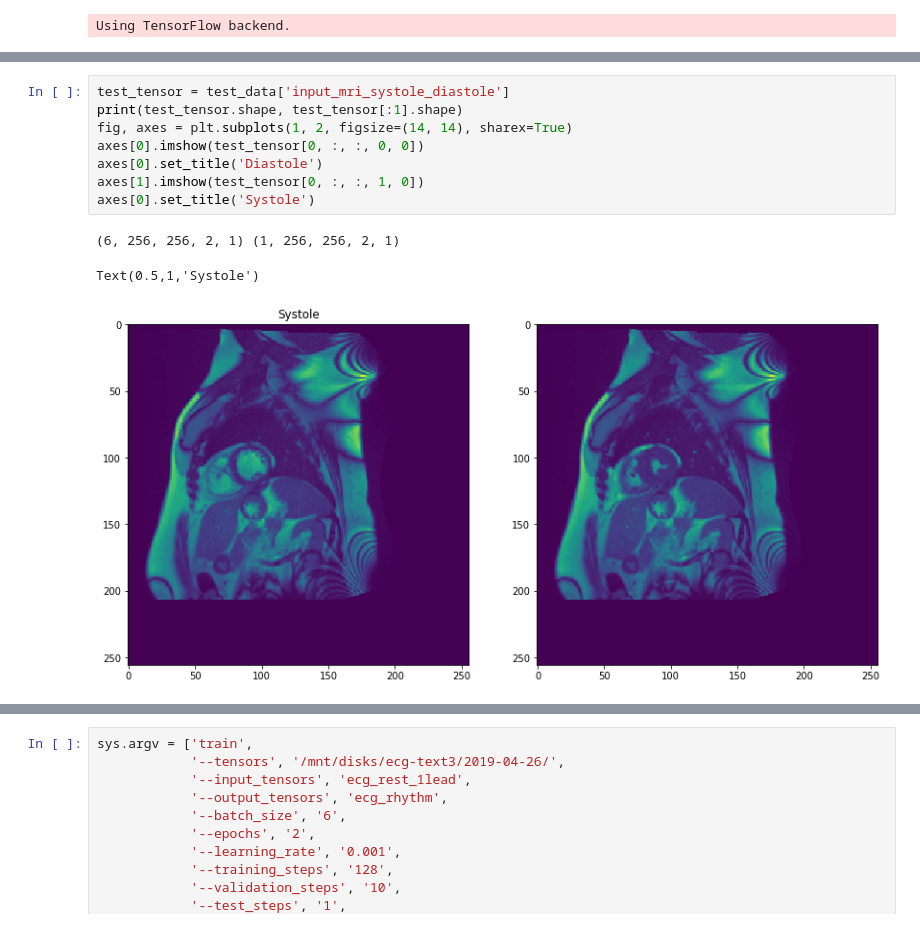
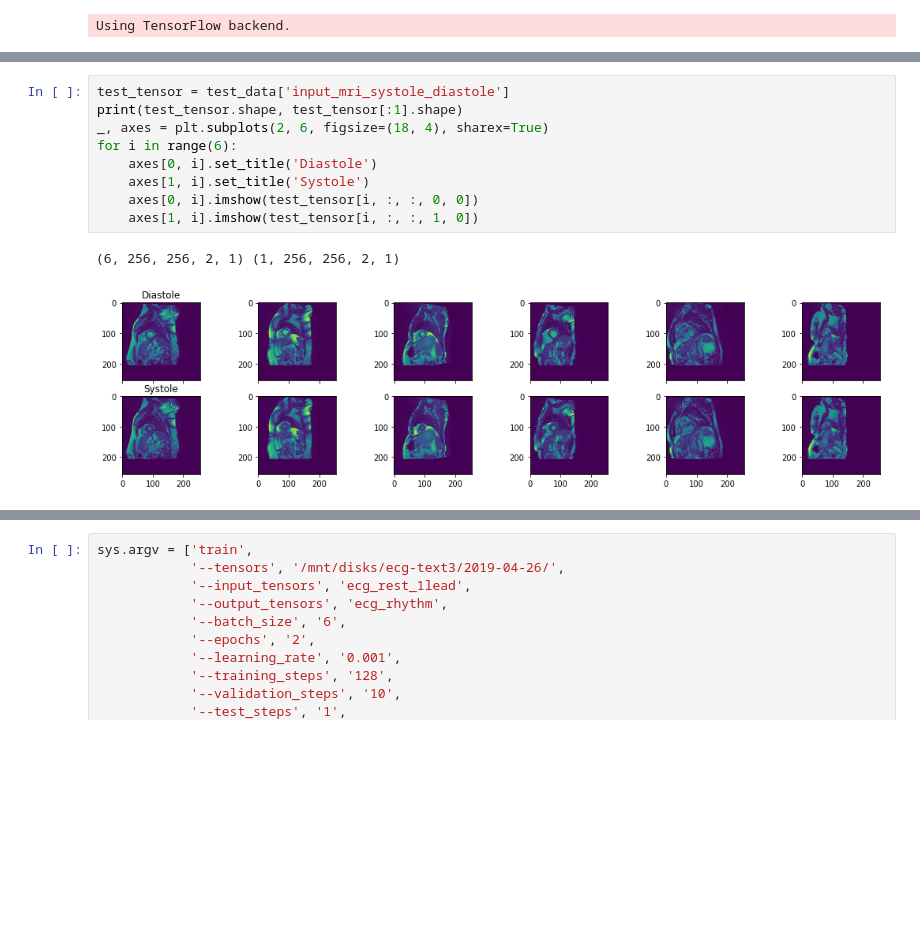
Before and after one commit to broadinstitute/ml4h, a Jupyter notebook: notebooks/saliency_maps.ipynb, the cells around one changed output, grey strips where cells are left out. Drawn from its saved outputs; the diff is of its cells as text; blank space fills up the shorter version.

```diff
--- a/notebooks/saliency_maps.ipynb
+++ b/notebooks/saliency_maps.ipynb
@@ -170,13 +264,13 @@ ________________________________________________________________________________
 # %%
 test_tensor = test_data['input_mri_systole_diastole']
 print(test_tensor.shape, test_tensor[:1].shape)
-fig, axes = plt.subplots(1, 2, figsize=(14, 14), sharex=True)
-axes[0].imshow(test_tensor[0, :, :, 0, 0])
-axes[0].set_title('Diastole')
-axes[1].imshow(test_tensor[0, :, :, 1, 0])
-axes[0].set_title('Systole')
+_, axes = plt.subplots(2, 6, figsize=(18, 4), sharex=True)
+for i in range(6):
+    axes[0, i].set_title('Diastole')
+    axes[1, i].set_title('Systole')
+    axes[0, i].imshow(test_tensor[i, :, :, 0, 0])
+    axes[1, i].imshow(test_tensor[i, :, :, 1, 0])
 # %% [output]
 (6, 256, 256, 2, 1) (1, 256, 256, 2, 1)
-Text(0.5,1,'Systole')
-[figure, old version]
+[figure, new version]
 # %%
```
Also changed, not shown: parts of 10 cells of this notebook.
